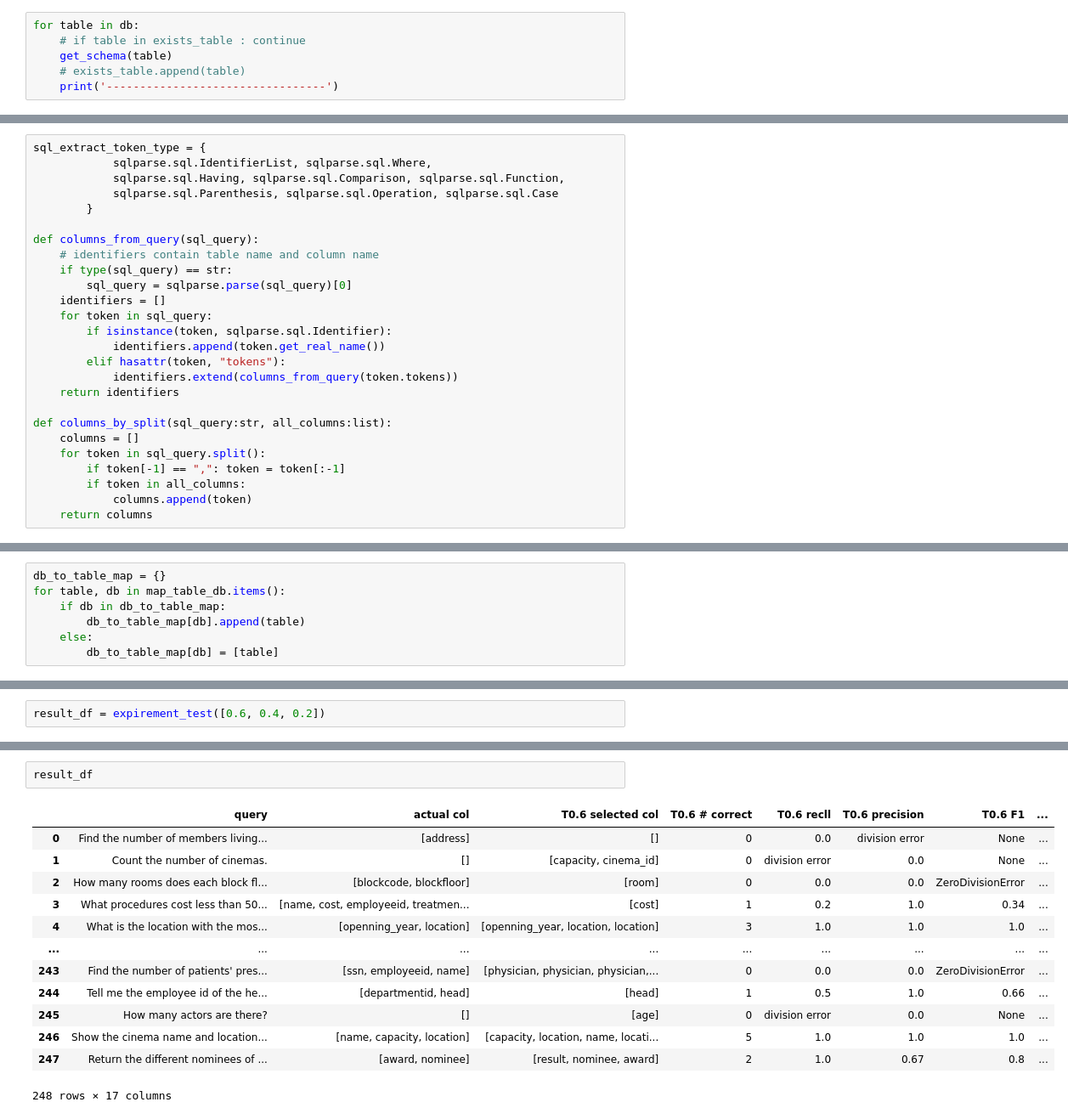
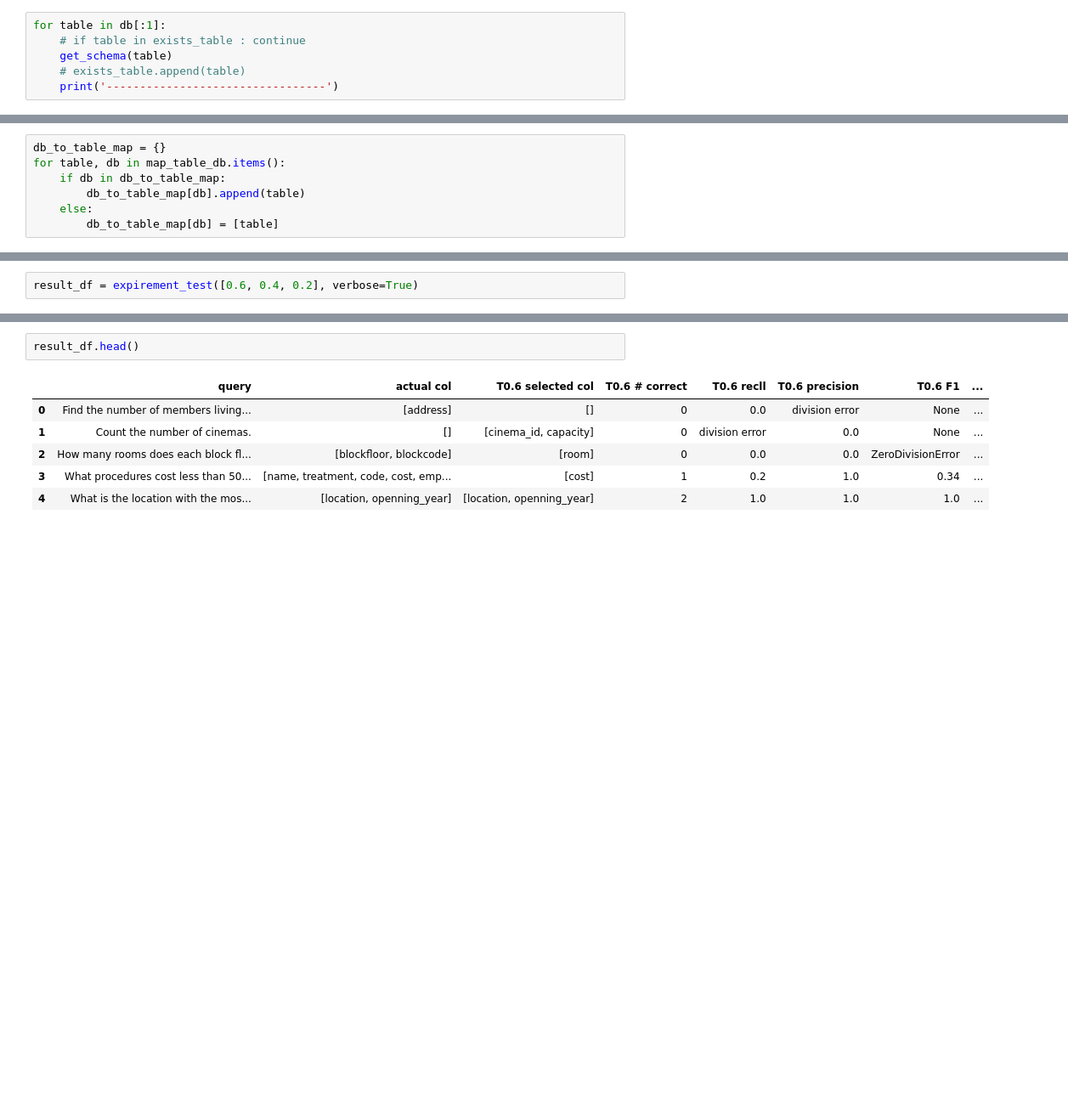
Before and after one commit to ThanawatTP/ChatQ, a Jupyter notebook: expirement_test_schema-link.ipynb, the cells around one changed output, grey strips where cells are left out. Shown at 85% size. Cells and saved outputs as stored; diff of their text form; blank space fills up the shorter version.

Commit message:
expirement test

```diff
--- a/schema-link.ipynb
+++ b/expirement_test_schema-link.ipynb
@@ -52,7 +62,7 @@ def get_schema(sqlite_db):
     cursor.close()
     connection.close()
 # %%
-for table in db:
+for table in db[:1]:
     # if table in exists_table : continue
     get_schema(table)
     # exists_table.append(table)
@@ -221,32 +311,6 @@ for folder in os.listdir(spider_path):
 
 # with open("src/spider/table_database_map.json", "w") as f:
 #     json.dump(map_table_db, f, indent=4)
-# %%
-sql_extract_token_type = {
-            sqlparse.sql.IdentifierList, sqlparse.sql.Where,
-            sqlparse.sql.Having, sqlparse.sql.Comparison, sqlparse.sql.Function,
-            sqlparse.sql.Parenthesis, sqlparse.sql.Operation, sqlparse.sql.Case
-        }
-
-def columns_from_query(sql_query):
-    # identifiers contain table name and column name
-    if type(sql_query) == str:
-        sql_query = sqlparse.parse(sql_query)[0]
-    identifiers = []
-    for token in sql_query:
-        if isinstance(token, sqlparse.sql.Identifier):
-            identifiers.append(token.get_real_name())
-        elif hasattr(token, "tokens"):
-            identifiers.extend(columns_from_query(token.tokens))
-    return identifiers
-
-def columns_by_split(sql_query:str, all_columns:list):
-    columns = []
-    for token in sql_query.split():
-        if token[-1] == ",": token = token[:-1]
-        if token in all_columns:
-            columns.append(token)
-    return columns
 # %%
 def safe_divide(numerator, denominator):
     try:
@@ -470,5 +465,5 @@ def expirement_test(threshold_score:list, dbs=dbs):
 # %%
-result_df = expirement_test([0.6, 0.4, 0.2])
+result_df = expirement_test([0.6, 0.4, 0.2], verbose=True)
 # %% [output]
 Find the number of members living in each address.
 SELECT COUNT(*), address FROM member GROUP BY address
@@ -490,17 +485,10 @@ TABLE F1 SCORE: 1.0     COLUMNS F1 SCORE: 0.44
 # %%
-result_df
+result_df.head()
 # %% [output]
 |  | query | actual col | T0.6 selected col | T0.6 # correct | T0.6 recll | T0.6 precision | T0.6 F1 | ... |
 | 0 | Find the number of members living... | [address] | [] | 0 | 0.0 | division error | None | ... |
-| 1 | Count the number of cinemas. | [] | [capacity, cinema_id] | 0 | division error | 0.0 | None | ... |
-| 2 | How many rooms does each block fl... | [blockcode, blockfloor] | [room] | 0 | 0.0 | 0.0 | ZeroDivisionError | ... |
-| 3 | What procedures cost less than 50... | [name, cost, employeeid, treatmen... | [cost] | 1 | 0.2 | 1.0 | 0.34 | ... |
-| 4 | What is the location with the mos... | [openning_year, location] | [openning_year, location, location] | 3 | 1.0 | 1.0 | 1.0 | ... |
-| ... | ... | ... | ... | ... | ... | ... | ... | ... |
-| 243 | Find the number of patients' pres... | [ssn, employeeid, name] | [physician, physician, physician,... | 0 | 0.0 | 0.0 | ZeroDivisionError | ... |
-| 244 | Tell me the employee id of the he... | [departmentid, head] | [head] | 1 | 0.5 | 1.0 | 0.66 | ... |
-| 245 | How many actors are there? | [] | [age] | 0 | division error | 0.0 | None | ... |
-| 246 | Show the cinema name and location... | [name, capacity, location] | [capacity, location, name, locati... | 5 | 1.0 | 1.0 | 1.0 | ... |
-| 247 | Return the different nominees of ... | [award, nominee] | [result, nominee, award] | 2 | 1.0 | 0.67 | 0.8 | ... |
+| 1 | Count the number of cinemas. | [] | [cinema_id, capacity] | 0 | division error | 0.0 | None | ... |
+| 2 | How many rooms does each block fl... | [blockfloor, blockcode] | [room] | 0 | 0.0 | 0.0 | ZeroDivisionError | ... |
+| 3 | What procedures cost less than 50... | [name, treatment, code, cost, emp... | [cost] | 1 | 0.2 | 1.0 | 0.34 | ... |
+| 4 | What is the location with the mos... | [location, openning_year] | [location, openning_year] | 2 | 1.0 | 1.0 | 1.0 | ... |
-248 rows × 17 columns
 # %%
```
Also changed, not shown: parts of 21 cells of this notebook, 3 other files.
